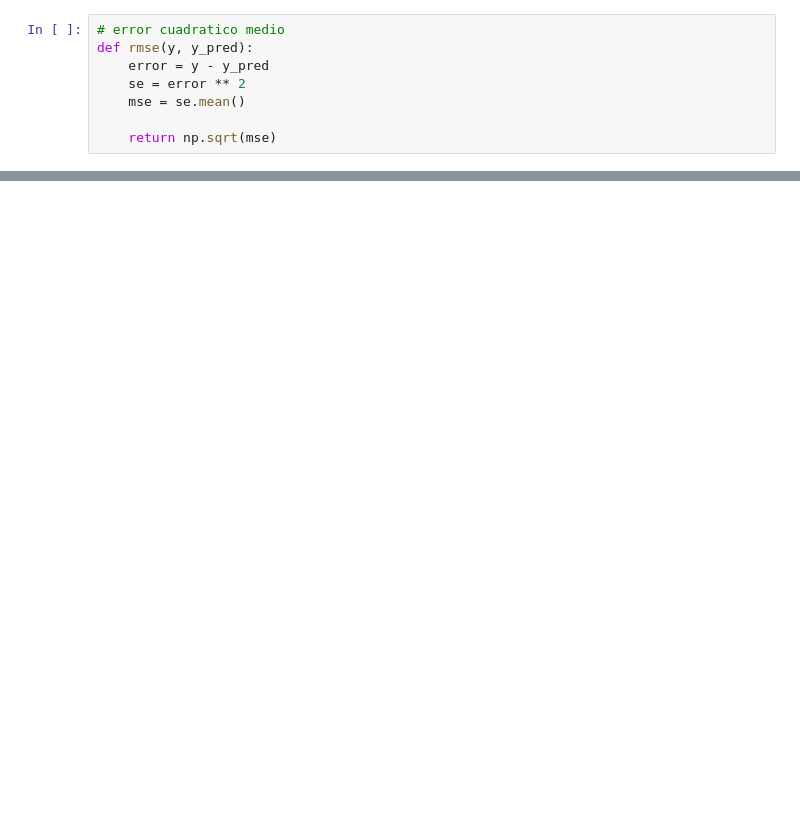
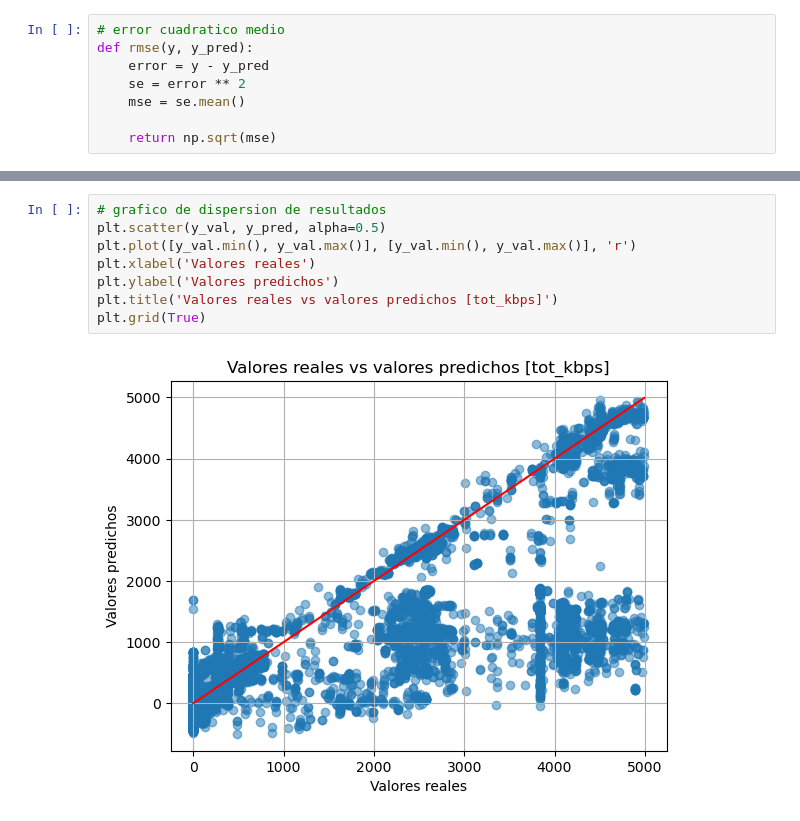
Before and after one commit to isaacmp98/TFM_imarcospu, a Jupyter notebook: GradientBoosting.ipynb, the cells around one changed output, grey strips where cells are left out. Cells and saved outputs as stored; diff of their text form; blank space fills up the shorter version.

```diff
--- a/GradientBoosting.ipynb
+++ b/GradientBoosting.ipynb
@@ -237,0 +253,10 @@ np.float64(659.7629649315373)
+# %%
+# grafico de dispersion de resultados
+plt.scatter(y_val, y_pred, alpha=0.5)
+plt.plot([y_val.min(), y_val.max()], [y_val.min(), y_val.max()], 'r')
+plt.xlabel('Valores reales')
+plt.ylabel('Valores predichos')
+plt.title('Valores reales vs valores predichos [tot_kbps]')
+plt.grid(True)
+# %% [output]
+[figure, added]
```
Also changed, not shown: parts of 8 cells of this notebook, 2 other files.
